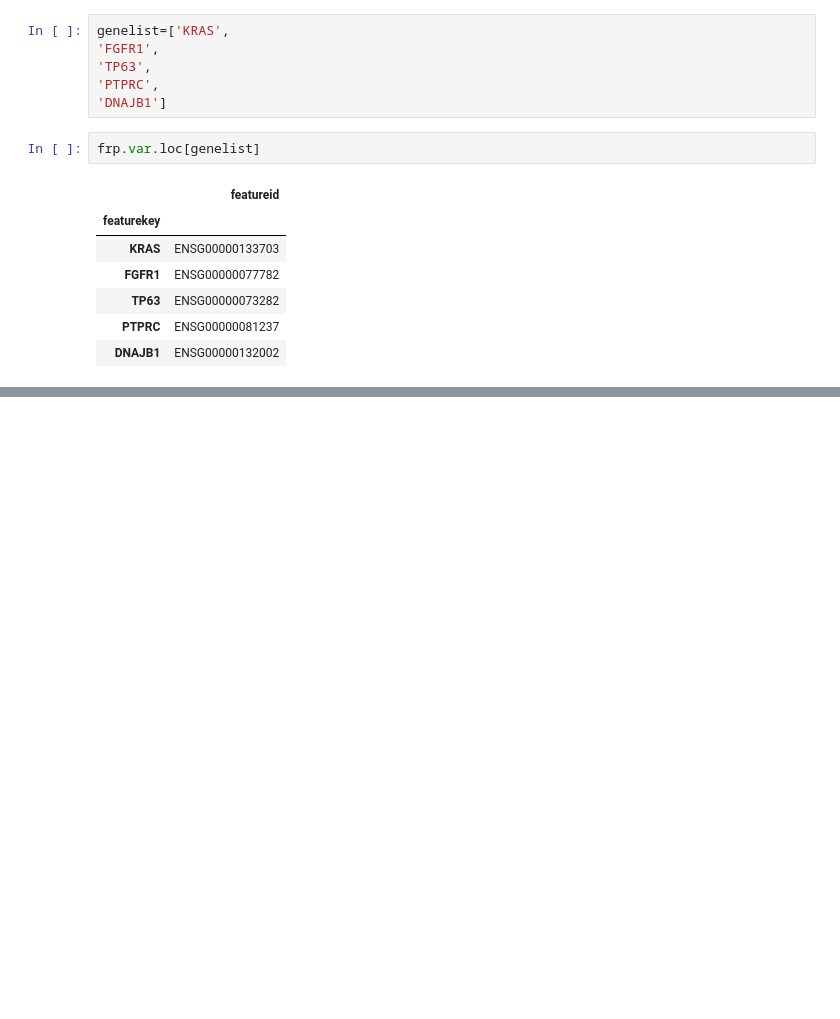
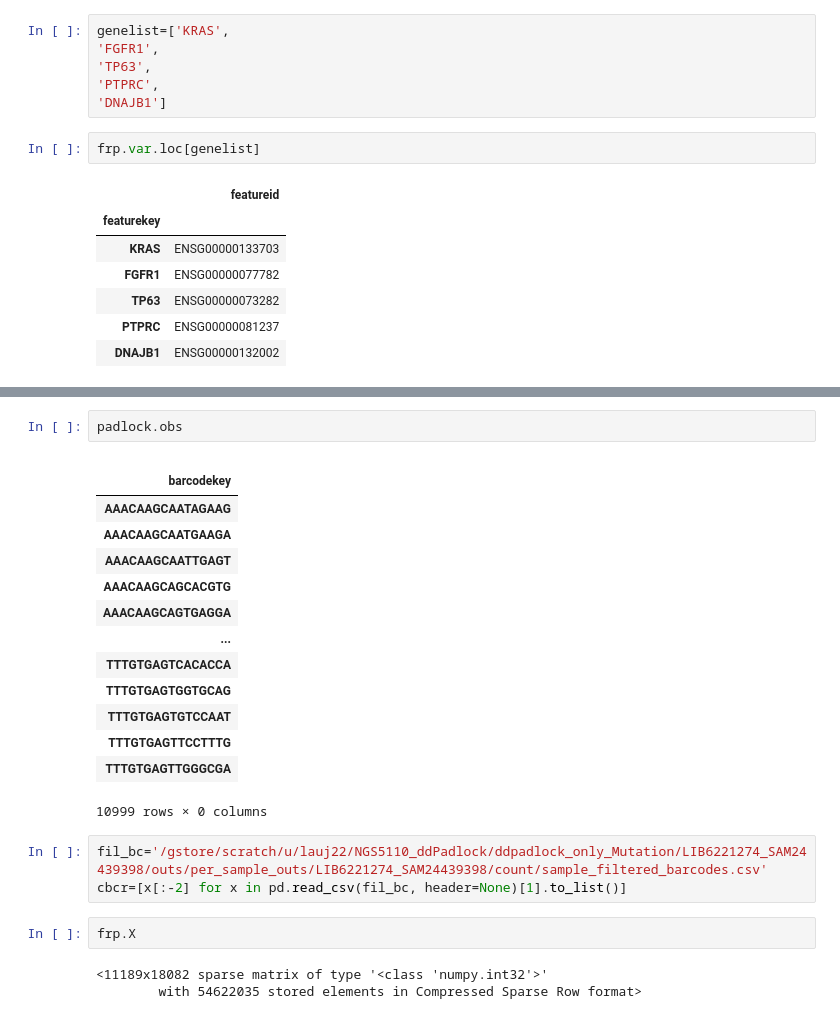
Before and after one commit to SunmoonTao/yo, a Jupyter notebook: flex/flex_pg.ipynb, the cells around one changed output, grey strips where cells are left out. Drawn from its saved outputs; the diff is of its cells as text; blank space fills up the shorter version.

```diff
--- a/flex/flex_pg.ipynb
+++ b/flex/flex_pg.ipynb
@@ -98,0 +91,25 @@ ModuleNotFoundError: No module named 'pysam.libchtslib'
+# %%
+padlock.obs
+# %% [output]
+|  |
+| barcodekey |
+| AAACAAGCAATAGAAG |
+| AAACAAGCAATGAAGA |
+| AAACAAGCAATTGAGT |
+| AAACAAGCAGCACGTG |
+| AAACAAGCAGTGAGGA |
+| ... |
+| TTTGTGAGTCACACCA |
+| TTTGTGAGTGGTGCAG |
+| TTTGTGAGTGTCCAAT |
+| TTTGTGAGTTCCTTTG |
+| TTTGTGAGTTGGGCGA |
+10999 rows × 0 columns
+# %%
+fil_bc='/gstore/scratch/u/lauj22/NGS5110_ddPadlock/ddpadlock_only_Mutation/LIB6221274_SAM24439398/outs/per_sample_outs/LIB6221274_SAM24439398/count/sample_filtered_barcodes.csv'
+cbcr=[x[:-2] for x in pd.read_csv(fil_bc, header=None)[1].to_list()]
+# %%
+frp.X
+# %% [output]
+<11189x18082 sparse matrix of type '<class 'numpy.int32'>'
+        with 54622035 stored elements in Compressed Sparse Row format>
```
Also changed, not shown: parts of 6 cells of this notebook, 7 other files.
